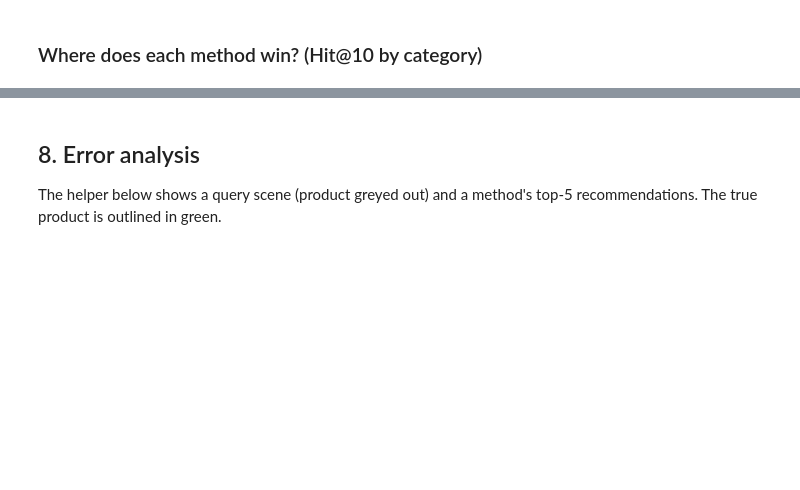
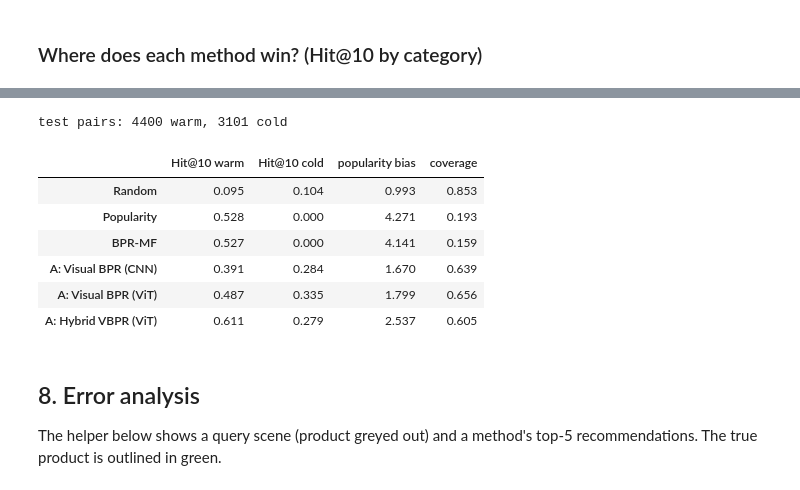
Before and after one commit to raw012/PInterest-Recommender-System, a Jupyter notebook: workbook.ipynb, the cells around one changed output, grey strips where cells are left out. Cells and saved outputs as stored; diff of their text form; code cells hidden in the pictures; blank space fills up the shorter version.

```diff
--- a/workbook.ipynb
+++ b/workbook.ipynb
@@ -314,3 +342,26 @@ pd.concat([by.groupby('category')[list(ranks)].mean().assign(n=by.category.value
+# %%
+cand_test = np.concatenate([test.p.values[:, None], NEG['test']], 1)
+warm = test.p.isin(train_products).values
+rows = {}
+for name, fn in scorers.items():
+    sc = np.asarray(fn(test, cand_test), dtype=float)
+    rank = (sc[:, 1:] > sc[:, :1]).sum(1) + 0.5 * (sc[:, 1:] == sc[:, :1]).sum(1)
+    top10 = np.take_along_axis(cand_test, np.argsort(-sc, 1)[:, :10], 1)
+    rows[name] = {'Hit@10 warm': (rank[warm] < 10).mean(), 'Hit@10 cold': (rank[~warm] < 10).mean(),
+                  'popularity bias': pop[top10].mean() / pop[cand_test].mean(),
+                  'coverage': len(np.unique(top10)) / len(np.unique(cand_test))}
+quality = pd.DataFrame(rows).T
+print(f'test pairs: {warm.sum()} warm, {(~warm).sum()} cold')
+quality.round(3)
+# %% [output]
+test pairs: 4400 warm, 3101 cold
+|  | Hit@10 warm | Hit@10 cold | popularity bias | coverage |
+| Random | 0.095 | 0.104 | 0.993 | 0.853 |
+| Popularity | 0.528 | 0.000 | 4.271 | 0.193 |
+| BPR-MF | 0.527 | 0.000 | 4.141 | 0.159 |
+| A: Visual BPR (CNN) | 0.391 | 0.284 | 1.670 | 0.639 |
+| A: Visual BPR (ViT) | 0.487 | 0.335 | 1.799 | 0.656 |
+| A: Hybrid VBPR (ViT) | 0.611 | 0.279 | 2.537 | 0.605 |
 # %% [markdown]
 ## 8. Error analysis
 
```
Also changed, not shown: parts of 13 cells of this notebook, 2 other files.
